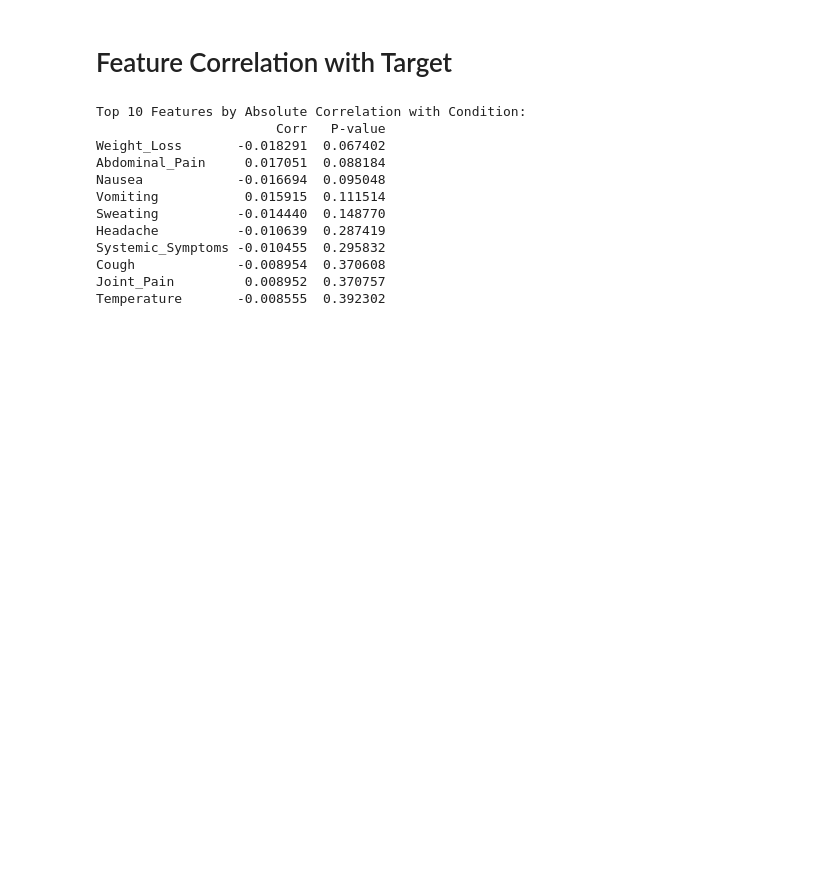
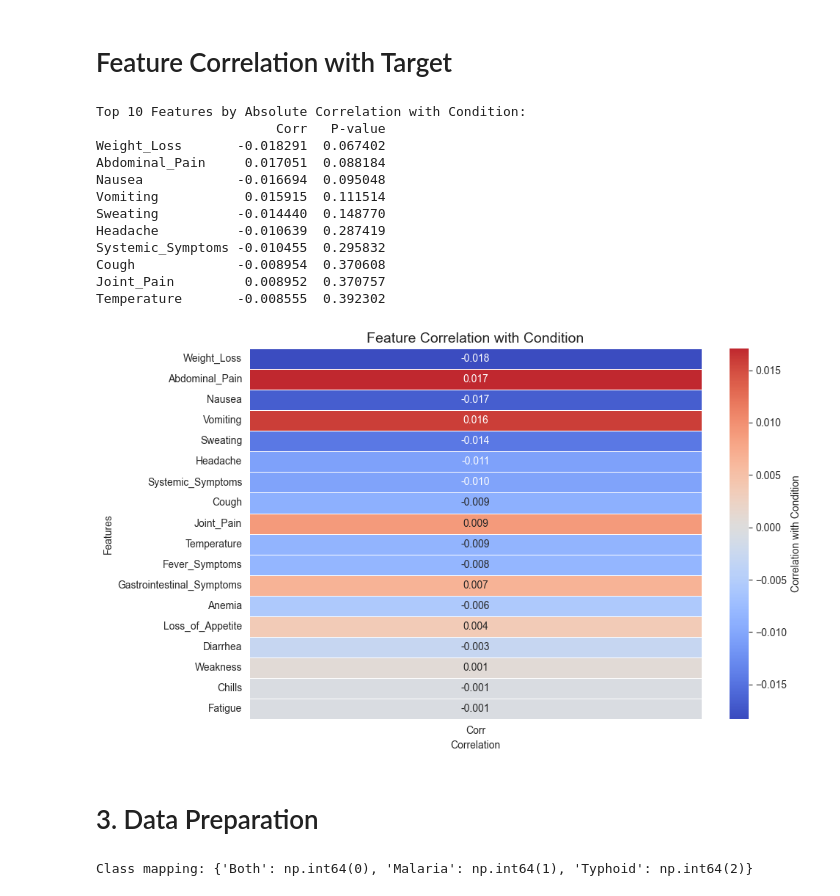
Before and after one commit to edwardopare/Malaria-Typhoid-ML, a Jupyter notebook: modelling/Notebook.ipynb, the cells around one changed output. Saved outputs shown, nothing was run; the diff lists cells and outputs as text; code cells hidden in the pictures; blank space fills up the shorter version.

Commit message:
data preparation

```diff
--- a/modelling/Notebook.ipynb
+++ b/modelling/Notebook.ipynb
@@ -421,30 +424,53 @@ Explained Variance Ratio: [0.20760209 0.20303585]
 # List ALL relevant features including engineered ones
 all_features = [
     'Temperature',
     'Headache', 'Fatigue', 'Loss_of_Appetite', 'Abdominal_Pain',
     'Diarrhea', 'Anemia', 'Nausea', 'Vomiting', 'Chills',
     'Sweating', 'Joint_Pain', 'Cough', 'Weakness', 'Weight_Loss',
     'Gastrointestinal_Symptoms', 'Fever_Symptoms', 'Systemic_Symptoms'
 ]
 
 correlations = {}
 for col in all_features:
     corr, p = stats.pointbiserialr(df[col], df['Condition_encoded'])
     correlations[col] = {'Corr': corr, 'P-value': p}
 
 corr_df = pd.DataFrame(correlations).T.sort_values(by='Corr', key=abs, ascending=False)
 print("Top 10 Features by Absolute Correlation with Condition:")
 print(corr_df.head(10))
+
+plt.figure(figsize=(10, 6))
+sns.heatmap(
+    corr_df[['Corr']],
+    annot=True, cmap="coolwarm", center=0, fmt=".3f",
+    linewidths=0.5, cbar_kws={'label': 'Correlation with Condition'}
+)
+plt.title("Feature Correlation with Condition", fontsize=14)
+plt.ylabel("Features")
+plt.xlabel("Correlation")
+plt.tight_layout()
+plt.show()
 # %% [output]
 Top 10 Features by Absolute Correlation with Condition:
                        Corr   P-value
 Weight_Loss       -0.018291  0.067402
 Abdominal_Pain     0.017051  0.088184
 Nausea            -0.016694  0.095048
 Vomiting           0.015915  0.111514
 Sweating          -0.014440  0.148770
 Headache          -0.010639  0.287419
 Systemic_Symptoms -0.010455  0.295832
 Cough             -0.008954  0.370608
 Joint_Pain         0.008952  0.370757
 Temperature       -0.008555  0.392302
+[figure, added]
+# %% [markdown]
+# 3. Data Preparation
+# %%
+# Encode Condition column
+le = LabelEncoder()
+df['Condition_encoded'] = le.fit_transform(df['Condition'])
+
+print("Class mapping:", dict(zip(le.classes_, le.transform(le.classes_))))
+# %% [output]
+Class mapping: {'Both': np.int64(0), 'Malaria': np.int64(1), 'Typhoid': np.int64(2)}
```
Also changed, not shown: parts of 4 cells of this notebook.
